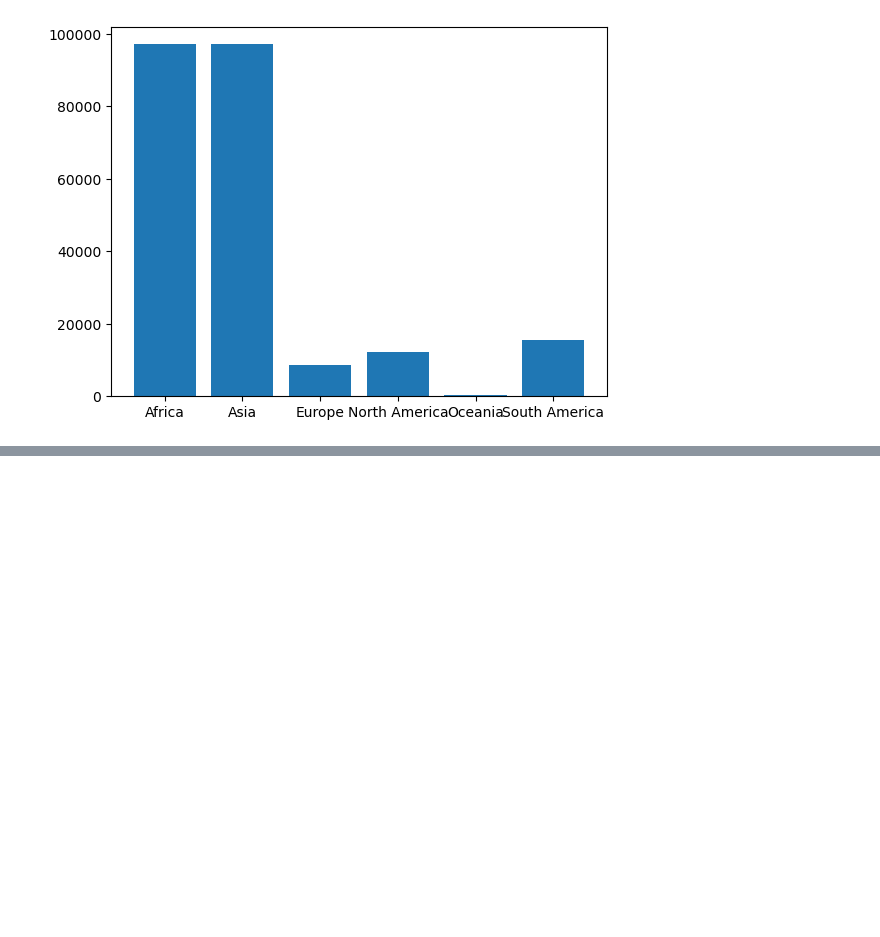
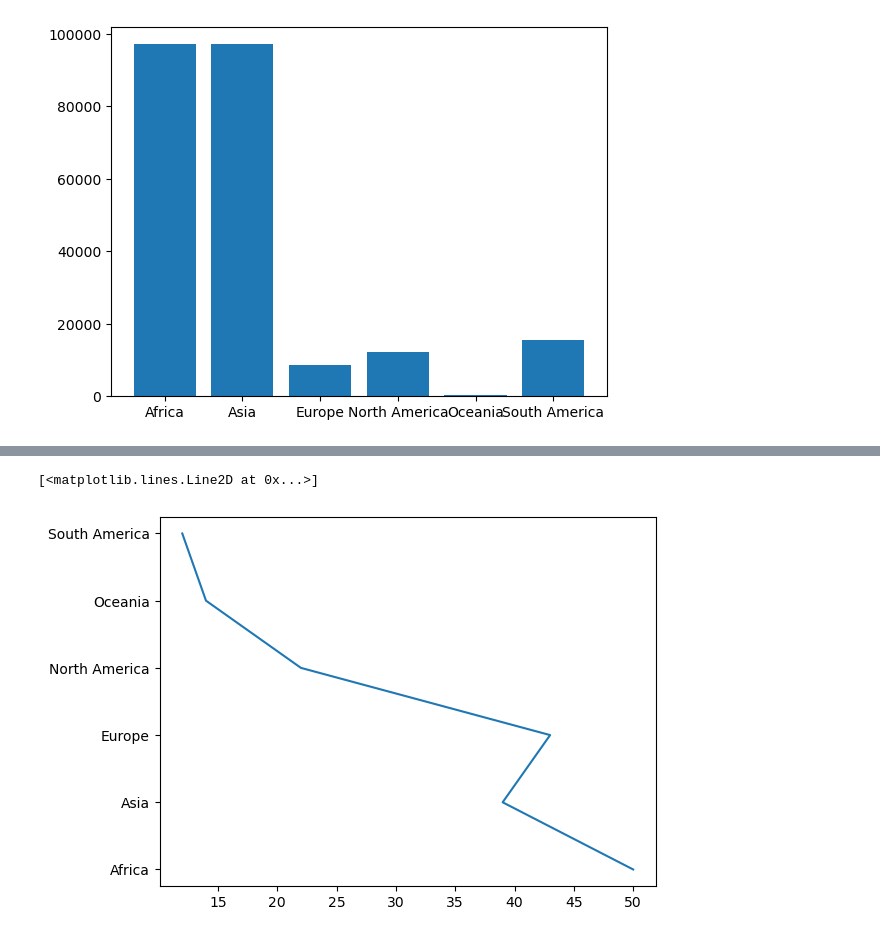
Before and after one commit to apanthari/project_1_group, a Jupyter notebook: exploration.ipynb, the cells around one changed output, grey strips where cells are left out. Drawn from its saved outputs; the diff is of its cells as text; code cells hidden in the pictures; blank space fills up the shorter version.

```diff
--- a/exploration.ipynb
+++ b/exploration.ipynb
@@ -174,0 +194,3 @@ plt.show()
+# %%
+continent_year = cause_death[cause_death['Year'] == 1990].groupby('Continent').count()
+continent_year
@@ -174,0 +207,7 @@ plt.show()
+# %%
+#plot Meningitis for every single continent in 1990 in a line graph
+
+plt.plot(continent_year['Meningitis'], continent_year.index)
+# %% [output]
+[<matplotlib.lines.Line2D at 0x...>]
+[figure, added]
```
Also changed, not shown: parts of 21 cells of this notebook, 6 other files.
